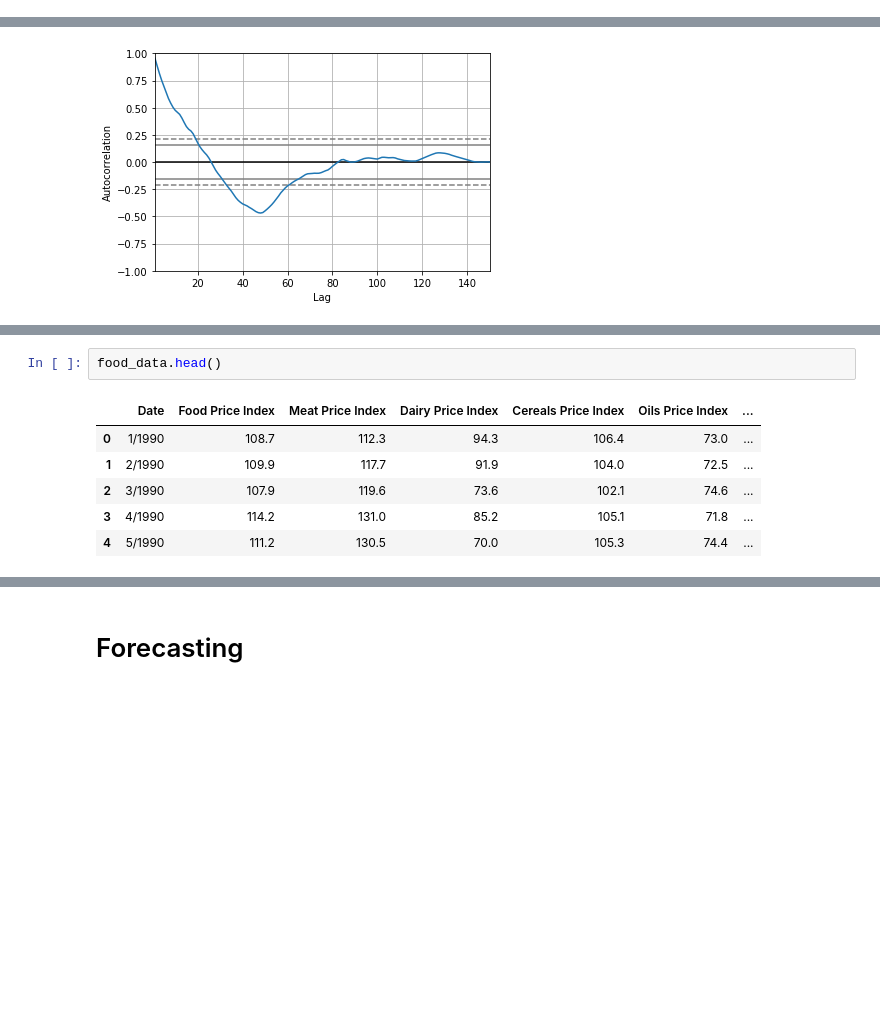
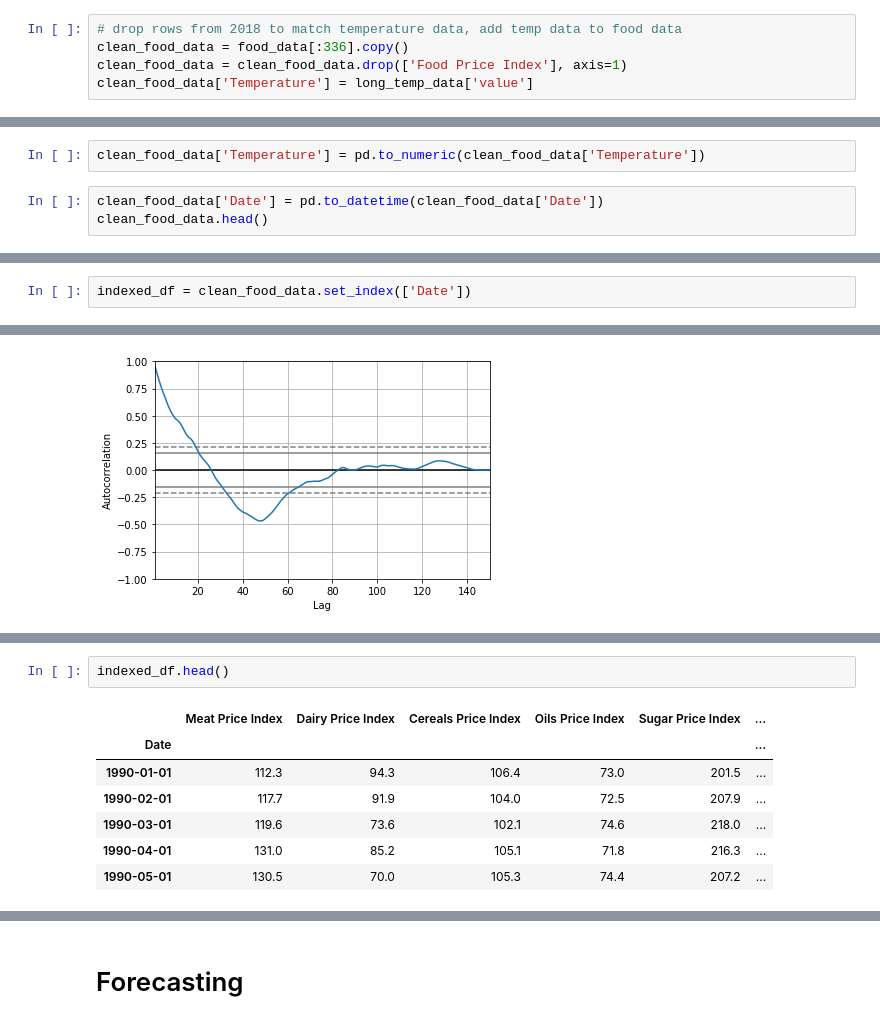
Before and after one commit to Schmidt8181/PreparingForTomorrow, a Jupyter notebook: FinalCapstone.ipynb, the cells around one changed output, grey strips where cells are left out. Cells and saved outputs as stored; diff of their text form; blank space fills up the shorter version.

```diff
--- a/FinalCapstone.ipynb
+++ b/FinalCapstone.ipynb
@@ -171,0 +101,5 @@ plt.show()
+# %%
+# drop rows from 2018 to match temperature data, add temp data to food data
+clean_food_data = food_data[:336].copy()
+clean_food_data = clean_food_data.drop(['Food Price Index'], axis=1)
+clean_food_data['Temperature'] = long_temp_data['value']
@@ -171,0 +126,5 @@ plt.show()
+# %%
+clean_food_data['Temperature'] = pd.to_numeric(clean_food_data['Temperature'])
+# %%
+clean_food_data['Date'] = pd.to_datetime(clean_food_data['Date'])
+clean_food_data.head()
@@ -171,0 +141,2 @@ plt.show()
+# %%
+indexed_df = clean_food_data.set_index(['Date'])
@@ -403,9 +449,10 @@ KeyboardInterrupt:
 # %%
-food_data.head()
+indexed_df.head()
 # %% [output]
-|  | Date | Food Price Index | Meat Price Index | Dairy Price Index | Cereals Price Index | Oils Price Index | ... |
-| 0 | 1/1990 | 108.7 | 112.3 | 94.3 | 106.4 | 73.0 | ... |
-| 1 | 2/1990 | 109.9 | 117.7 | 91.9 | 104.0 | 72.5 | ... |
-| 2 | 3/1990 | 107.9 | 119.6 | 73.6 | 102.1 | 74.6 | ... |
-| 3 | 4/1990 | 114.2 | 131.0 | 85.2 | 105.1 | 71.8 | ... |
-| 4 | 5/1990 | 111.2 | 130.5 | 70.0 | 105.3 | 74.4 | ... |
+|  | Meat Price Index | Dairy Price Index | Cereals Price Index | Oils Price Index | Sugar Price Index | ... |
+| Date |  |  |  |  |  | ... |
+| 1990-01-01 | 112.3 | 94.3 | 106.4 | 73.0 | 201.5 | ... |
+| 1990-02-01 | 117.7 | 91.9 | 104.0 | 72.5 | 207.9 | ... |
+| 1990-03-01 | 119.6 | 73.6 | 102.1 | 74.6 | 218.0 | ... |
+| 1990-04-01 | 131.0 | 85.2 | 105.1 | 71.8 | 216.3 | ... |
+| 1990-05-01 | 130.5 | 70.0 | 105.3 | 74.4 | 207.2 | ... |
```
Also changed, not shown: parts of 89 cells of this notebook.
